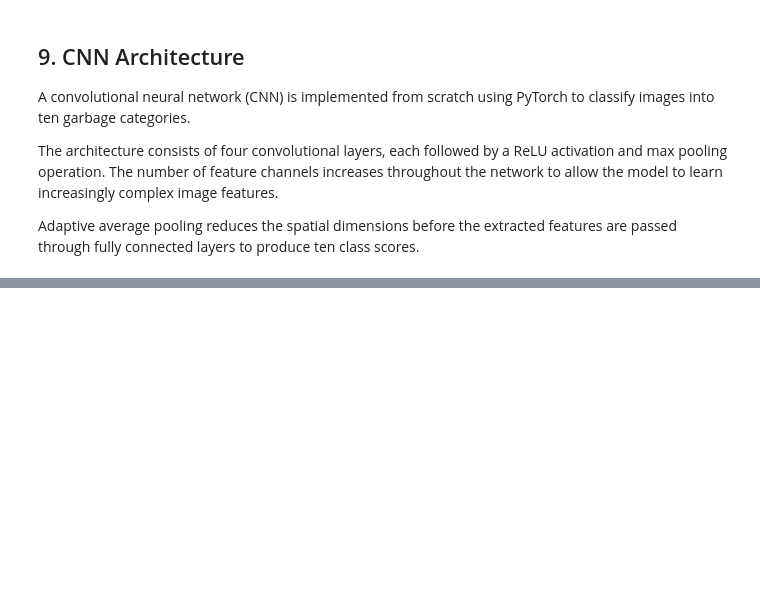
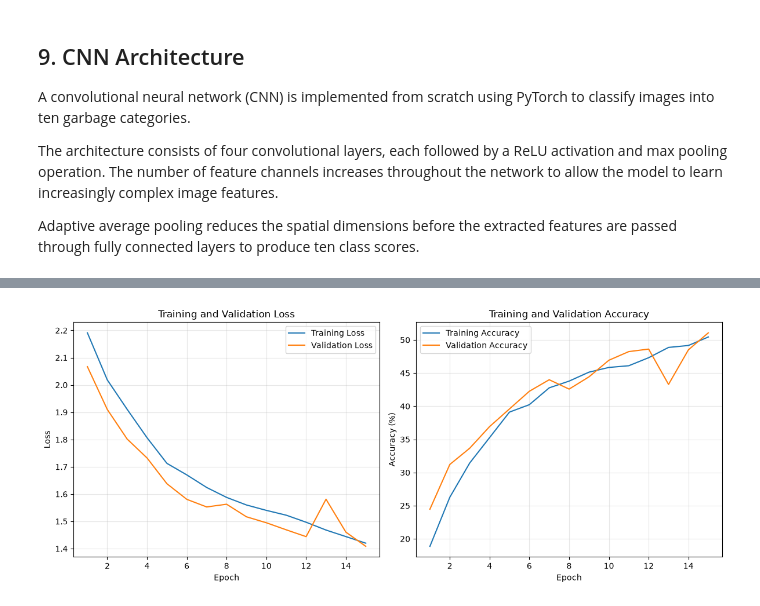
Before and after one commit to sofitapias03/ENSF_519_FINAL_PROJECT, a Jupyter notebook: notebooks/recycling_classification.ipynb, the cells around one changed output, grey strips where cells are left out. Cells and saved outputs as stored; diff of their text form; code cells hidden in the pictures; blank space fills up the shorter version.

```diff
--- a/notebooks/recycling_classification.ipynb
+++ b/notebooks/recycling_classification.ipynb
@@ -560,10 +562,8 @@ optimizer = torch.optim.Adam(
 
 NUM_EPOCHS = 15
 
-train_losses = []
-train_accuracies = []
 
-for epoch in range(NUM_EPOCHS):
+def train_one_epoch(model, train_loader, criterion, optimizer, device):
 
     model.train()
 
@@ -600,15 +600,9 @@ for epoch in range(NUM_EPOCHS):
         total += labels.size(0)
         correct += (predicted == labels).sum().item()
 
-    epoch_loss = running_loss / total
-    epoch_accuracy = 100 * correct / total
+    # Calculate training metrics
+    train_loss = running_loss / total
+    train_accuracy = 100 * correct / total
 
-    train_losses.append(epoch_loss)
-    train_accuracies.append(epoch_accuracy)
-
-    print(
-        f"Epoch [{epoch + 1}/{NUM_EPOCHS}] "
-        f"Train Loss: {epoch_loss:.4f} | "
-        f"Train Accuracy: {epoch_accuracy:.2f}%"
-    )
+    return train_loss, train_accuracy
 # %% [output]
@@ -661,0 +719,33 @@ print(f"Validation Accuracy: {val_accuracy:.2f}%")
+# %%
+epochs = range(1, NUM_EPOCHS + 1)
+
+plt.figure(figsize=(12, 5))
+
+# Visualize training and validation loss
+plt.subplot(1, 2, 1)
+
+plt.plot(epochs, train_losses, label="Training Loss")
+plt.plot(epochs, val_losses, label="Validation Loss")
+
+plt.xlabel("Epoch")
+plt.ylabel("Loss")
+plt.title("Training and Validation Loss")
+plt.legend()
+plt.grid(alpha=0.3)
+
+# Visualize training and validation accuracy
+plt.subplot(1, 2, 2)
+
+plt.plot(epochs, train_accuracies, label="Training Accuracy")
+plt.plot(epochs, val_accuracies, label="Validation Accuracy")
+
+plt.xlabel("Epoch")
+plt.ylabel("Accuracy (%)")
+plt.title("Training and Validation Accuracy")
+plt.legend()
+plt.grid(alpha=0.3)
+
+plt.tight_layout()
+plt.show()
+# %% [output]
+[figure, added]
```
Also changed, not shown: parts of 14 cells of this notebook, 4 other files.
